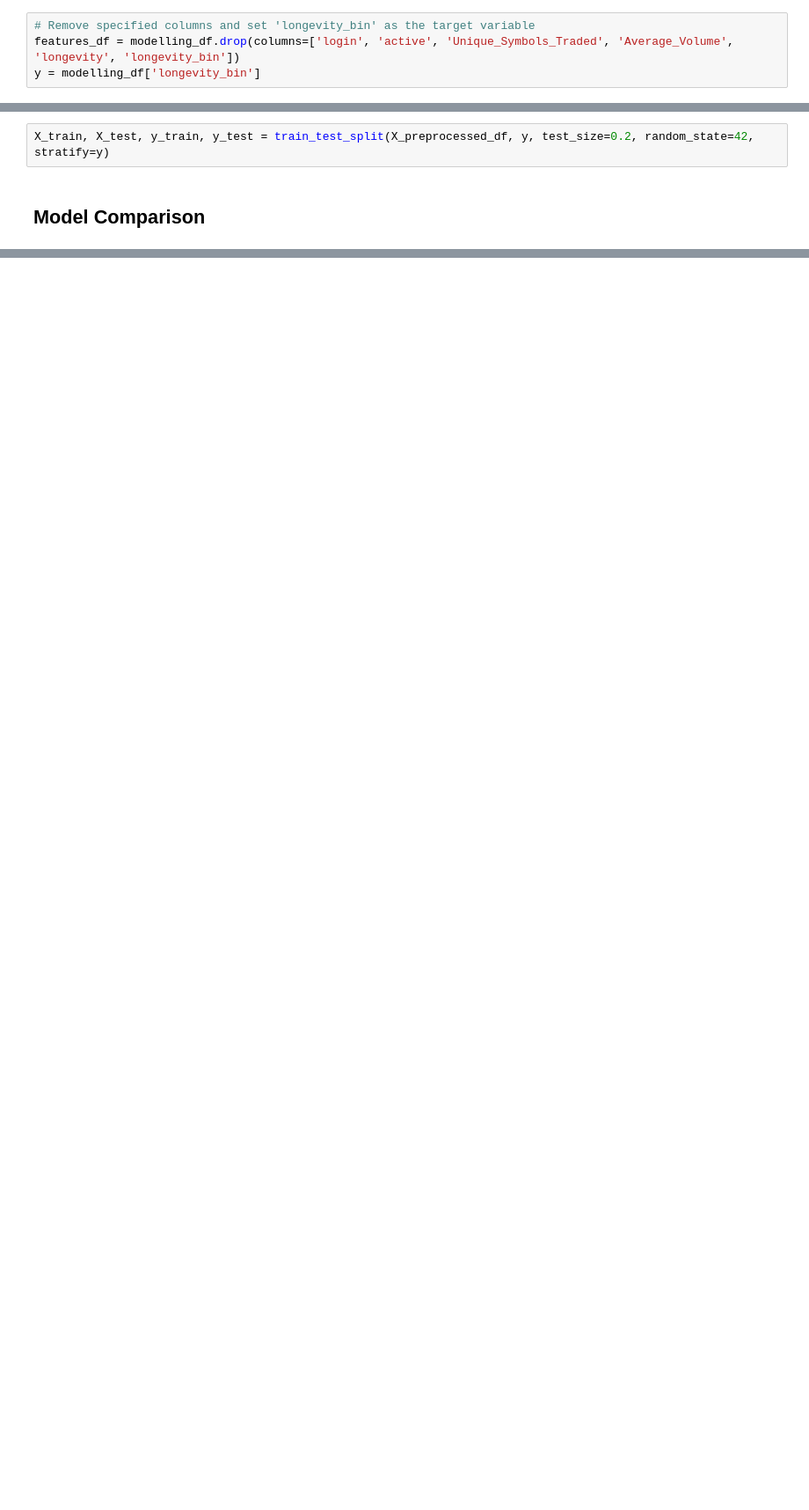
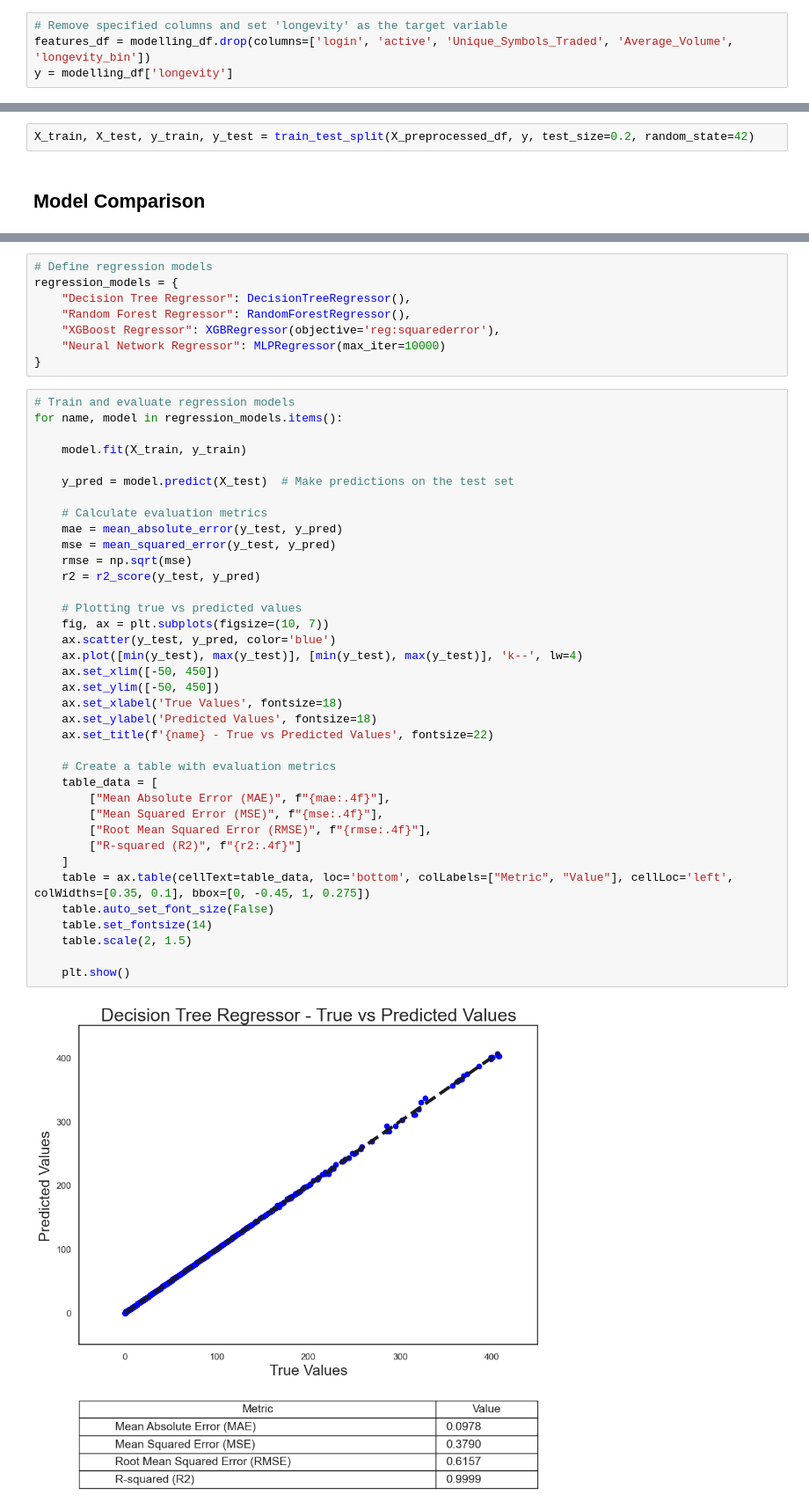
Before and after one commit to CommonCrayon/CapstoneProject, a Jupyter notebook: modelling.ipynb, the cells around one changed output, grey strips where cells are left out. Shown at 88% size. Drawn from its saved outputs; the diff is of its cells as text; blank space fills up the shorter version.

Commit message:
Performed Regression instead of Classification on model

```diff
--- a/modelling.ipynb
+++ b/modelling.ipynb
@@ -95,9 +89,9 @@ plt.show()
 # %% [markdown]
 ## Modelling Preprocessing
 # %%
-# Remove specified columns and set 'longevity_bin' as the target variable
-features_df = modelling_df.drop(columns=['login', 'active', 'Unique_Symbols_Traded', 'Average_Volume', 'longevity', 'longevity_bin'])
-y = modelling_df['longevity_bin']
+# Remove specified columns and set 'longevity' as the target variable
+features_df = modelling_df.drop(columns=['login', 'active', 'Unique_Symbols_Traded', 'Average_Volume', 'longevity_bin'])
+y = modelling_df['longevity']
 # %%
 # List of all numeric columns
 all_numeric_cols = features_df.select_dtypes(include=['int64', 'float64']).columns.tolist()
@@ -145,6 +131,6 @@ X_preprocessed_df.head()
 # %% [markdown]
 ## Model Splitting
 # %%
-X_train, X_test, y_train, y_test = train_test_split(X_preprocessed_df, y, test_size=0.2, random_state=42, stratify=y)
+X_train, X_test, y_train, y_test = train_test_split(X_preprocessed_df, y, test_size=0.2, random_state=42)
 # %% [markdown]
 ## Model Comparison
@@ -409,0 +137,47 @@ weighted avg       0.80      0.81      0.80      1145
+# %%
+# Define regression models
+regression_models = {
+    "Decision Tree Regressor": DecisionTreeRegressor(),
+    "Random Forest Regressor": RandomForestRegressor(),
+    "XGBoost Regressor": XGBRegressor(objective='reg:squarederror'),
+    "Neural Network Regressor": MLPRegressor(max_iter=10000)
+}
+# %%
+# Train and evaluate regression models
+for name, model in regression_models.items():
+
+    model.fit(X_train, y_train)
+
+    y_pred = model.predict(X_test)  # Make predictions on the test set
+
+    # Calculate evaluation metrics
+    mae = mean_absolute_error(y_test, y_pred)
+    mse = mean_squared_error(y_test, y_pred)
+    rmse = np.sqrt(mse)
+    r2 = r2_score(y_test, y_pred)
+
+    # Plotting true vs predicted values
+    fig, ax = plt.subplots(figsize=(10, 7))
+    ax.scatter(y_test, y_pred, color='blue')
+    ax.plot([min(y_test), max(y_test)], [min(y_test), max(y_test)], 'k--', lw=4)
+    ax.set_xlim([-50, 450])
+    ax.set_ylim([-50, 450])
+    ax.set_xlabel('True Values', fontsize=18)
+    ax.set_ylabel('Predicted Values', fontsize=18)
+    ax.set_title(f'{name} - True vs Predicted Values', fontsize=22)
+
+    # Create a table with evaluation metrics
+    table_data = [
+        ["Mean Absolute Error (MAE)", f"{mae:.4f}"],
+        ["Mean Squared Error (MSE)", f"{mse:.4f}"],
+        ["Root Mean Squared Error (RMSE)", f"{rmse:.4f}"],
+        ["R-squared (R2)", f"{r2:.4f}"]
+    ]
+    table = ax.table(cellText=table_data, loc='bottom', colLabels=["Metric", "Value"], cellLoc='left', colWidths=[0.35, 0.1], bbox=[0, -0.45, 1, 0.275])
+    table.auto_set_font_size(False)
+    table.set_fontsize(14)
+    table.scale(2, 1.5)
+
+    plt.show()
+# %% [output]
+[figure, added]
```
Also changed, not shown: parts of 10 cells of this notebook, 1 other file.
